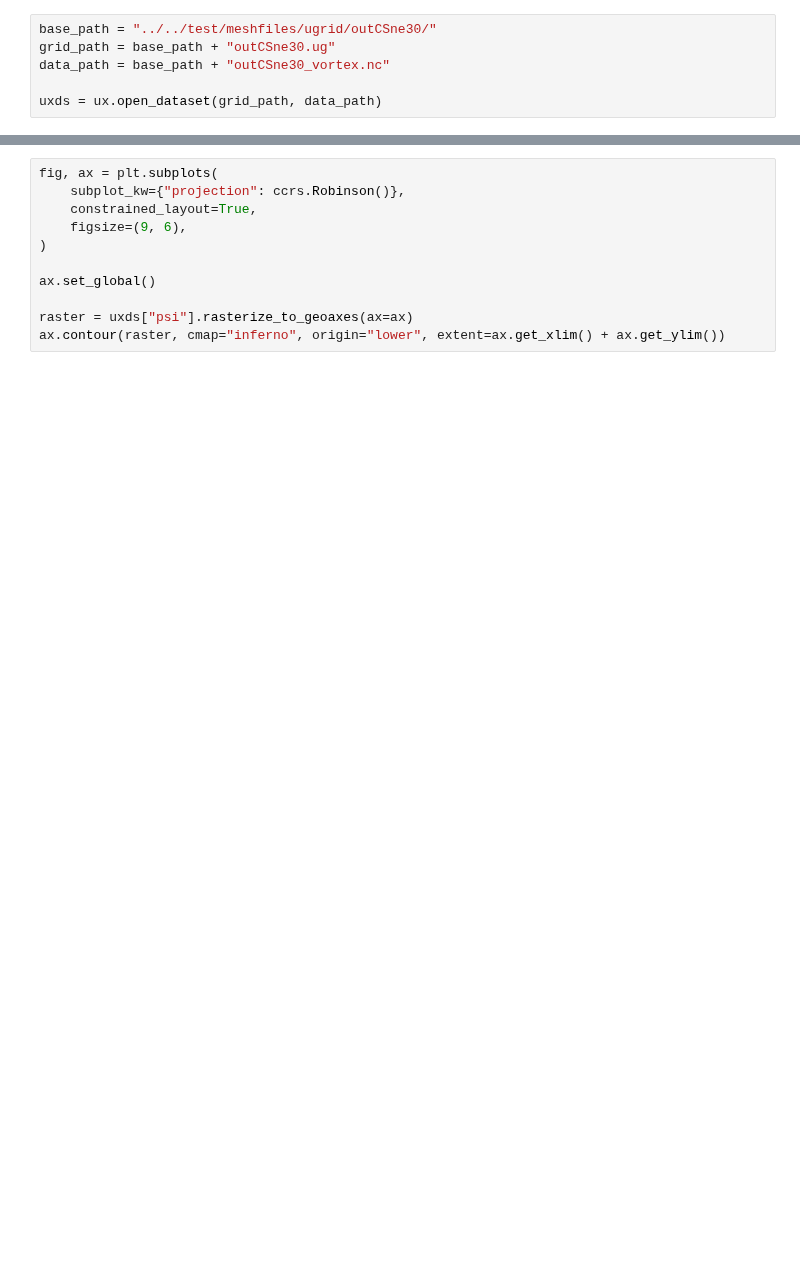
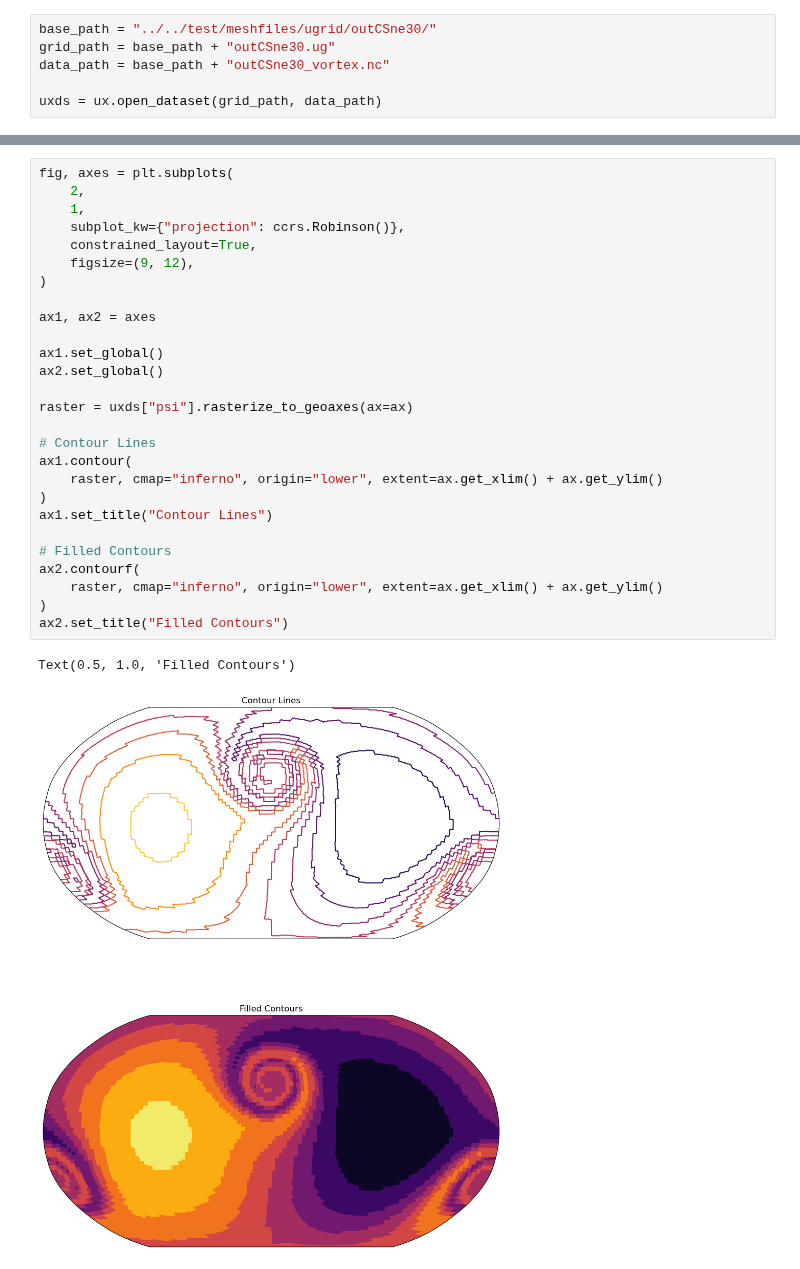
Before and after one commit to UXARRAY/uxarray, a Jupyter notebook: docs/user-guide/mpl.ipynb, the cells around one changed output, grey strips where cells are left out. Drawn from its saved outputs; the diff is of its cells as text; blank space fills up the shorter version.

```diff
--- a/docs/user-guide/mpl.ipynb
+++ b/docs/user-guide/mpl.ipynb
@@ -50,11 +70,30 @@ ax.imshow(raster, cmap="inferno", origin="lower", extent=ax.get_xlim() + ax.get_
 # %%
-fig, ax = plt.subplots(
+fig, axes = plt.subplots(
+    2,
+    1,
     subplot_kw={"projection": ccrs.Robinson()},
     constrained_layout=True,
-    figsize=(9, 6),
+    figsize=(9, 12),
 )
 
-ax.set_global()
+ax1, ax2 = axes
+
+ax1.set_global()
+ax2.set_global()
 
 raster = uxds["psi"].rasterize_to_geoaxes(ax=ax)
-ax.contour(raster, cmap="inferno", origin="lower", extent=ax.get_xlim() + ax.get_ylim())
+
+# Contour Lines
+ax1.contour(
+    raster, cmap="inferno", origin="lower", extent=ax.get_xlim() + ax.get_ylim()
+)
+ax1.set_title("Contour Lines")
+
+# Filled Contours
+ax2.contourf(
+    raster, cmap="inferno", origin="lower", extent=ax.get_xlim() + ax.get_ylim()
+)
+ax2.set_title("Filled Contours")
+# %% [output]
+Text(0.5, 1.0, 'Filled Contours')
+[figure, added]
```
Also changed, not shown: parts of 8 cells of this notebook, 1 other file.
